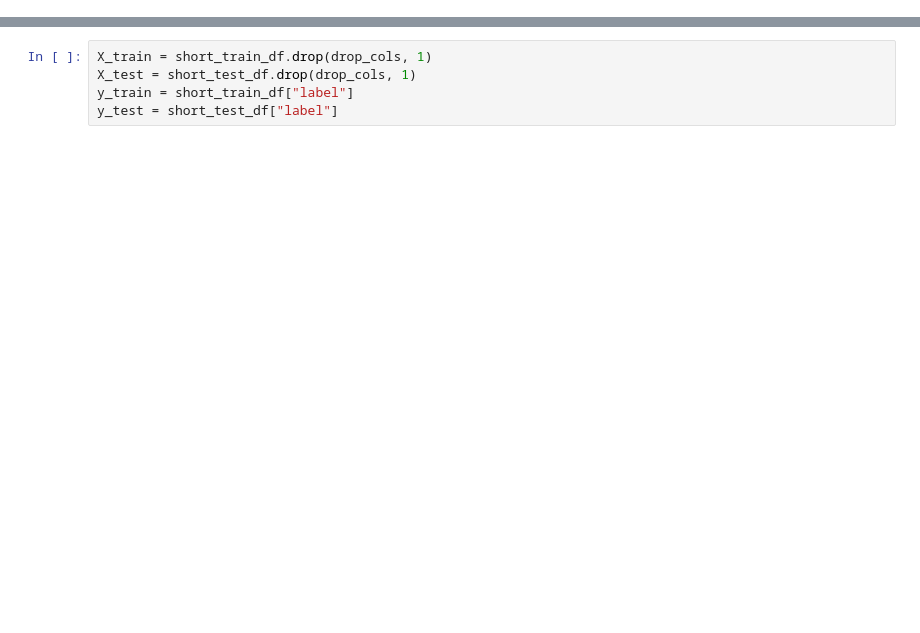
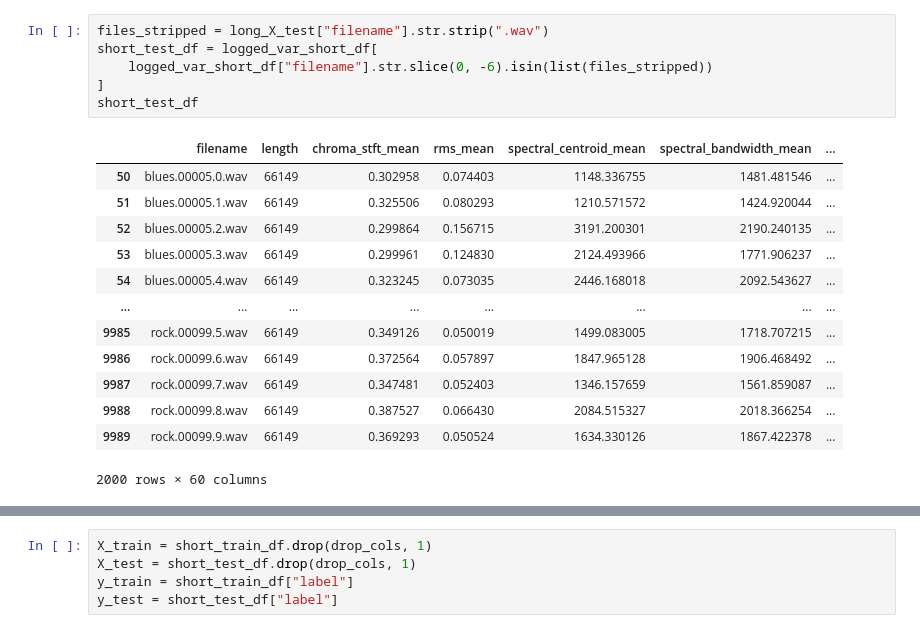
Before and after one commit to 0-b1t/genre_classification, a Jupyter notebook: models/stratification.ipynb, the cells around one changed output, grey strips where cells are left out. Drawn from its saved outputs; the diff is of its cells as text; blank space fills up the shorter version.

```diff
--- a/models/stratification.ipynb
+++ b/models/stratification.ipynb
@@ -80,0 +114,20 @@ for col in cc_var_cols:
+# %%
+files_stripped = long_X_test["filename"].str.strip(".wav")
+short_test_df = logged_var_short_df[
+    logged_var_short_df["filename"].str.slice(0, -6).isin(list(files_stripped))
+]
+short_test_df
+# %% [output]
+|  | filename | length | chroma_stft_mean | rms_mean | spectral_centroid_mean | spectral_bandwidth_mean | ... |
+| 50 | blues.00005.0.wav | 66149 | 0.302958 | 0.074403 | 1148.336755 | 1481.481546 | ... |
+| 51 | blues.00005.1.wav | 66149 | 0.325506 | 0.080293 | 1210.571572 | 1424.920044 | ... |
+| 52 | blues.00005.2.wav | 66149 | 0.299864 | 0.156715 | 3191.200301 | 2190.240135 | ... |
+| 53 | blues.00005.3.wav | 66149 | 0.299961 | 0.124830 | 2124.493966 | 1771.906237 | ... |
+| 54 | blues.00005.4.wav | 66149 | 0.323245 | 0.073035 | 2446.168018 | 2092.543627 | ... |
+| ... | ... | ... | ... | ... | ... | ... | ... |
+| 9985 | rock.00099.5.wav | 66149 | 0.349126 | 0.050019 | 1499.083005 | 1718.707215 | ... |
+| 9986 | rock.00099.6.wav | 66149 | 0.372564 | 0.057897 | 1847.965128 | 1906.468492 | ... |
+| 9987 | rock.00099.7.wav | 66149 | 0.347481 | 0.052403 | 1346.157659 | 1561.859087 | ... |
+| 9988 | rock.00099.8.wav | 66149 | 0.387527 | 0.066430 | 2084.515327 | 2018.366254 | ... |
+| 9989 | rock.00099.9.wav | 66149 | 0.369293 | 0.050524 | 1634.330126 | 1867.422378 | ... |
+2000 rows × 60 columns
```
Also changed, not shown: parts of 26 cells of this notebook, 5 other files.
